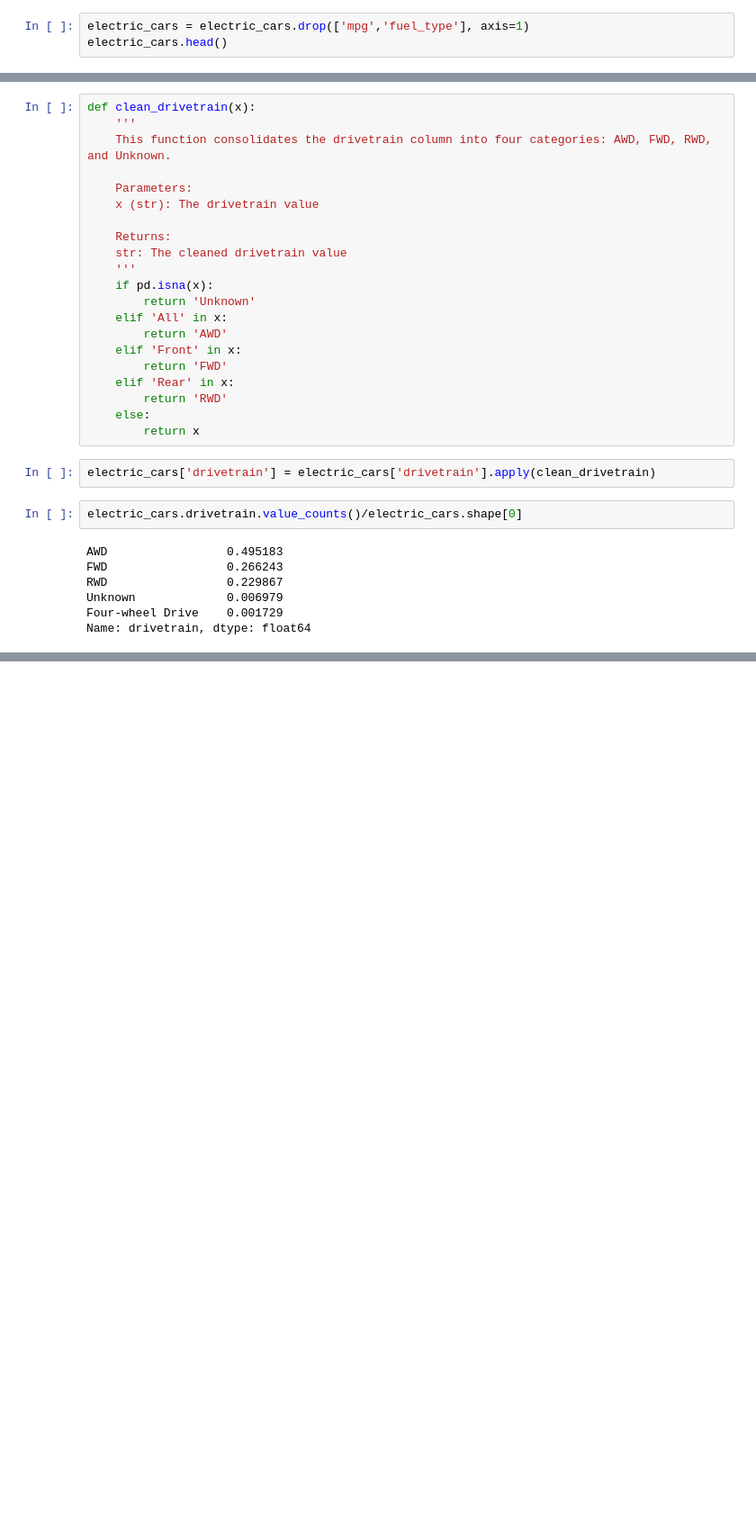
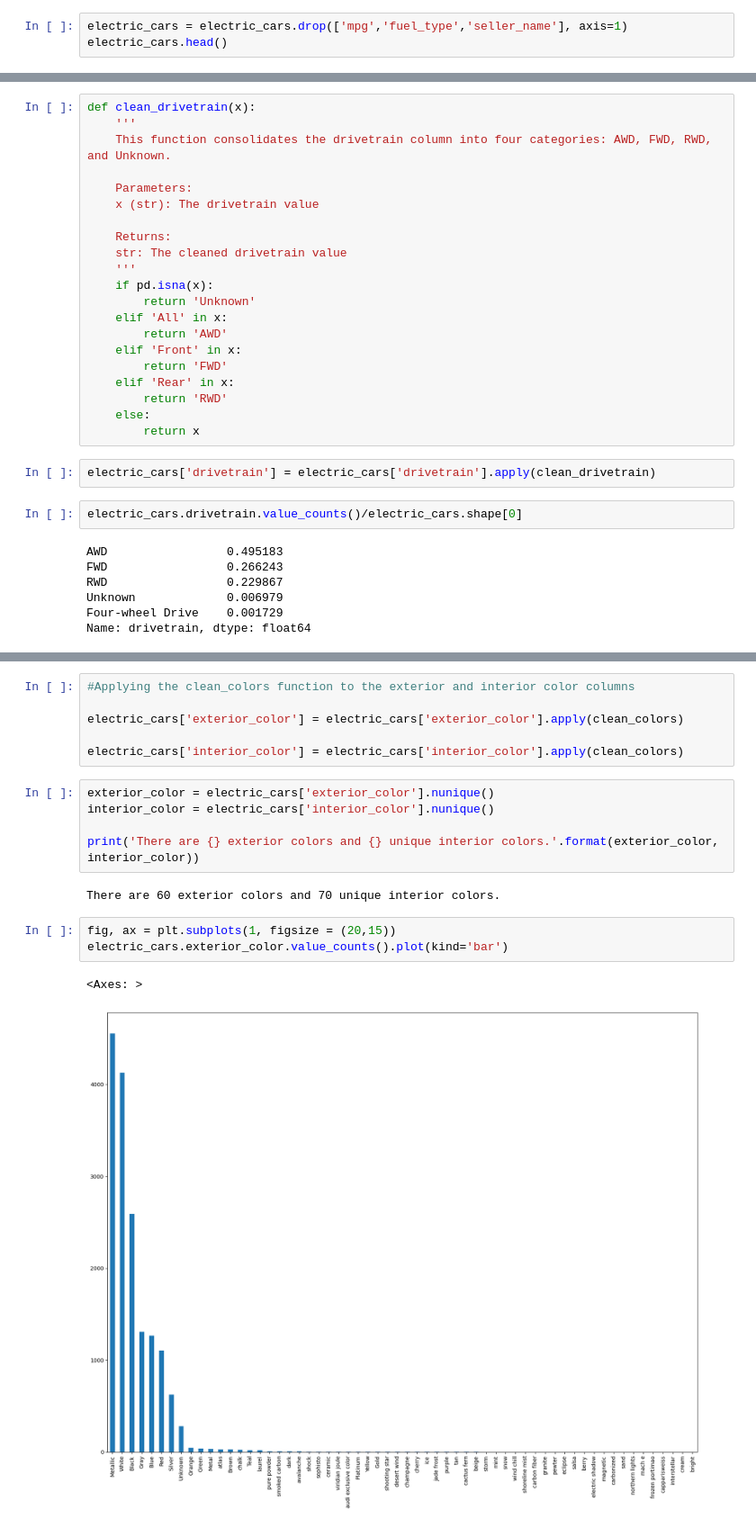
Before and after one commit to Pav-Van/Used-Electric-Vehicle-Analysis-and-Prediction-Model, a Jupyter notebook: Used_cars.ipynb, the cells around one changed output, grey strips where cells are left out. Shown at 90% size. Saved outputs shown, nothing was run; the diff lists cells and outputs as text; blank space fills up the shorter version.

Commit message:
Update: Cleaned Colors and handled nan values

```diff
--- a/Used_cars.ipynb
+++ b/Used_cars.ipynb
@@ -269,5 +269,5 @@ Lets start with the easy ones. From our exploratory analysis we can remove mpg a
 # %%
-electric_cars = electric_cars.drop(['mpg','fuel_type'], axis=1)
+electric_cars = electric_cars.drop(['mpg','fuel_type','seller_name'], axis=1)
 electric_cars.head()
 # %% [output]
 |  | manufacturer | model | year | mileage | engine | transmission | drivetrain | exterior_color | ... |
@@ -453,0 +518,19 @@ Name: drivetrain, dtype: float64
+# %%
+#Applying the clean_colors function to the exterior and interior color columns
+
+electric_cars['exterior_color'] = electric_cars['exterior_color'].apply(clean_colors)
+
+electric_cars['interior_color'] = electric_cars['interior_color'].apply(clean_colors)
+# %%
+exterior_color = electric_cars['exterior_color'].nunique()
+interior_color = electric_cars['interior_color'].nunique()
+
+print('There are {} exterior colors and {} unique interior colors.'.format(exterior_color, interior_color))
+# %% [output]
+There are 60 exterior colors and 70 unique interior colors.
+# %%
+fig, ax = plt.subplots(1, figsize = (20,15))
+electric_cars.exterior_color.value_counts().plot(kind='bar')
+# %% [output]
+<Axes: >
+[figure, added]
```
Also changed, not shown: parts of 10 cells of this notebook.
